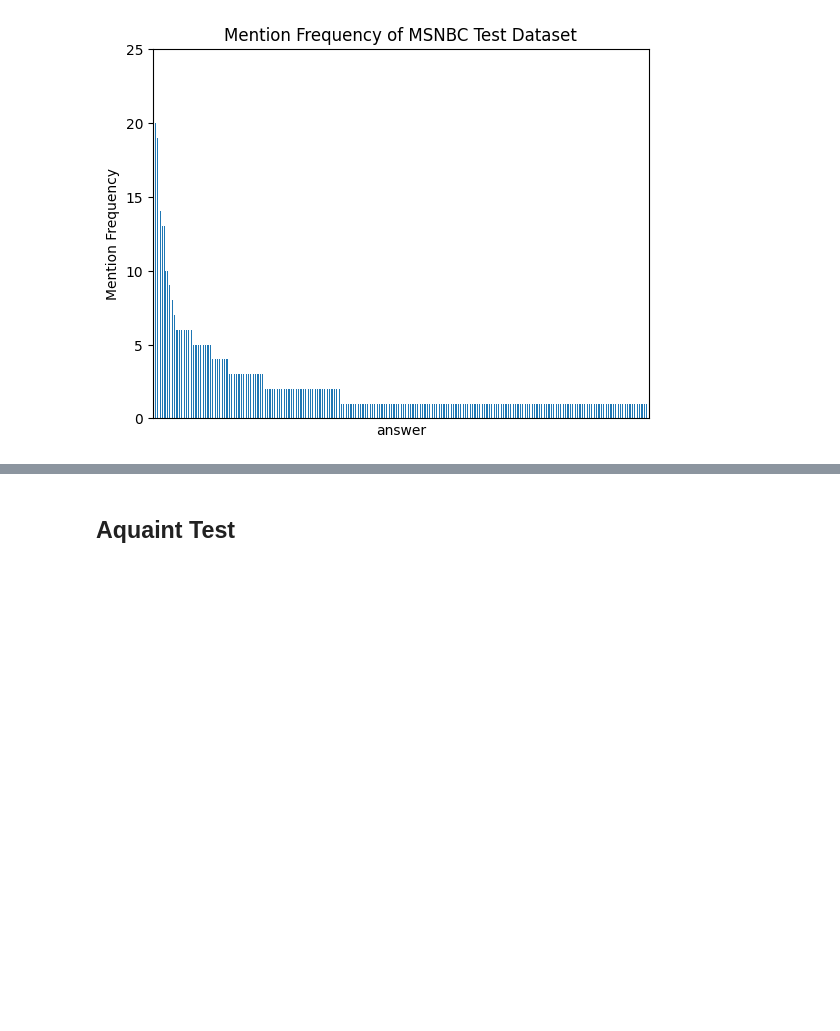
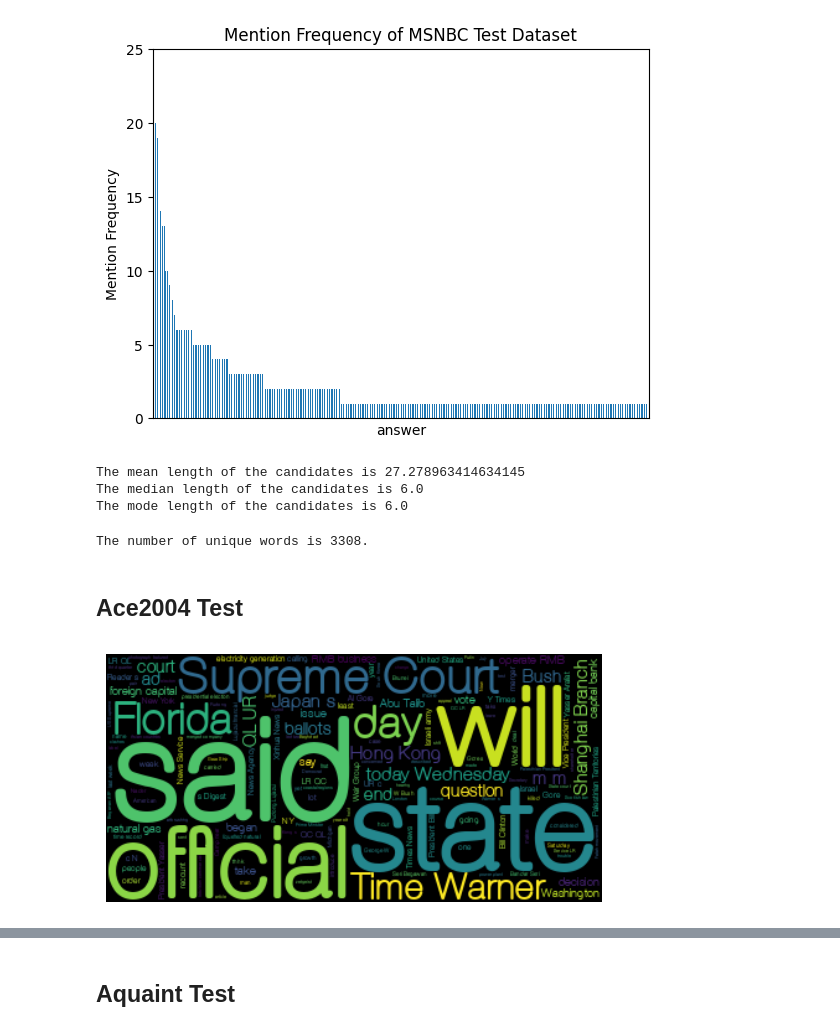
Before and after one commit to Blowdire/ExtractiveEntityDisambigationNILPred, a Jupyter notebook: DataExploration.ipynb, the cells around one changed output, grey strips where cells are left out. Saved outputs shown, nothing was run; the diff lists cells and outputs as text; code cells hidden in the pictures; blank space fills up the shorter version.

```diff
--- a/DataExploration.ipynb
+++ b/DataExploration.ipynb
@@ -134,3 +134,60 @@ mention_frequency_sorted.plot.bar()
 plt.show()
 # %% [output]
 [figure]
+# %%
+import numpy as np
+
+length = 0
+lengths = np.array([])
+for item in dataset:
+    length += len(item["candidates"])
+    lengths = np.append(lengths, len(item["candidates"]))
+
+print(f"The mean length of the candidates is {length/len(dataset)}")
+print(f"The median length of the candidates is {np.median(lengths)}")
+print(f"The mode length of the candidates is {np.median(lengths)}")
+# %% [output]
+The mean length of the candidates is 27.278963414634145
+The median length of the candidates is 6.0
+The mode length of the candidates is 6.0
+# %%
+words = inputs.split()
+
+# Use a set to get the unique words
+unique_words = set(words)
+
+# The number of unique words is the size of the set
+num_unique_words = len(unique_words)
+
+print(f"The number of unique words is {num_unique_words}.")
+# %% [output]
+The number of unique words is 3308.
+# %% [markdown]
+## Ace2004 Test
+# %%
+import json
+
+dataset = []
+inputs = ""
+with open("./Datasets/Base/ace2004-test-kilt.jsonl", "r") as file:
+    for line in file:
+        # Load each line as a JSON object
+        data_line = json.loads(line)
+        data_line["input"] = (
+            data_line["input"].replace("[START_ENT]", "").replace("[END_ENT]", "")
+        )
+        inputs += data_line["input"] + " "
+        dataset.append(data_line)
+# %%
+from wordcloud import WordCloud
+import matplotlib.pyplot as plt
+
+# Create a word cloud
+wordcloud = WordCloud(font_path="./AovelSansRounded-rdDL.ttf").generate(inputs)
+
+# Display the word cloud
+plt.imshow(wordcloud, interpolation="bilinear")
+plt.axis("off")
+plt.show()
+# %% [output]
+[figure, added]
```
Also changed, not shown: parts of 19 cells of this notebook, 25 other files.
